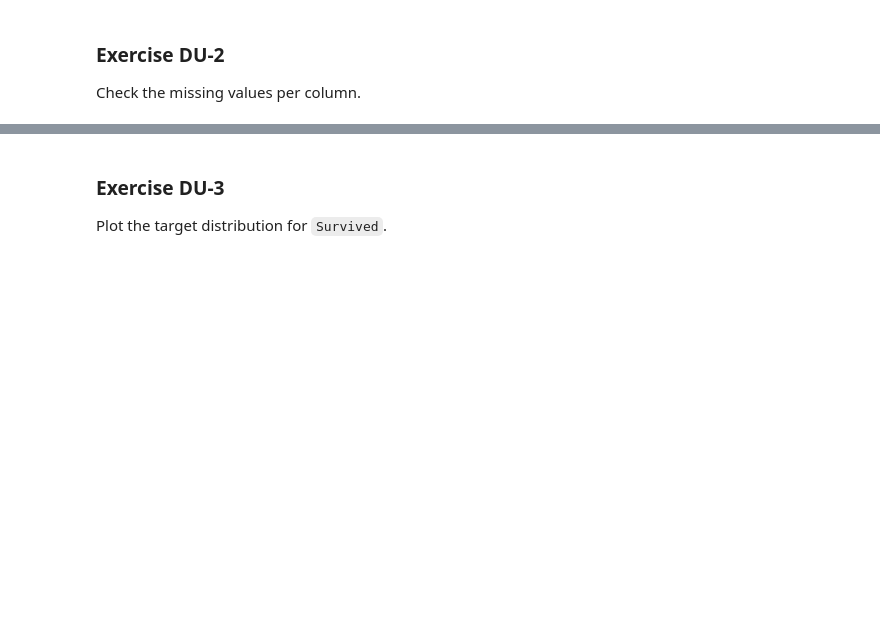
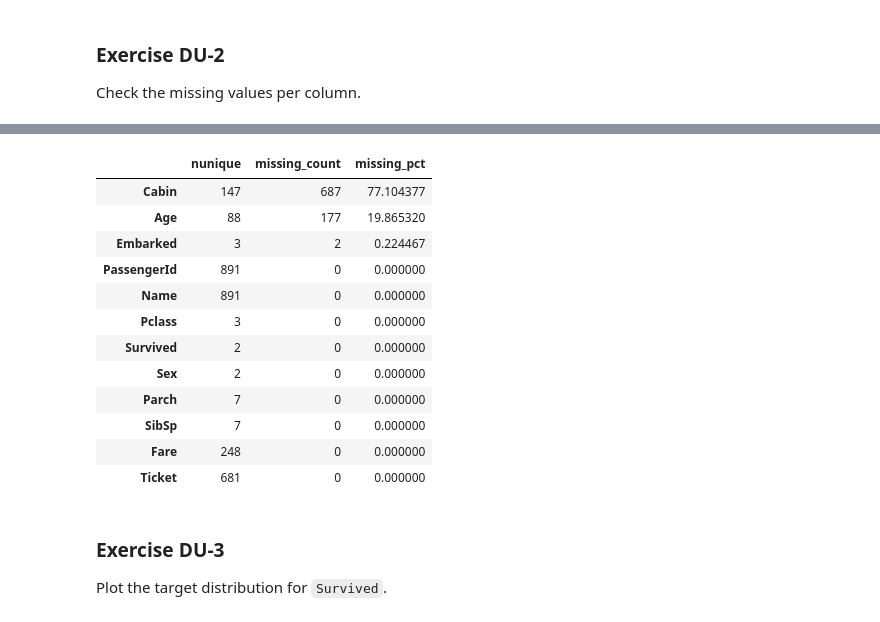
Before and after one commit to JF473/machinelearninglab3, a Jupyter notebook: INF2008_Lab03_Student_Version.ipynb, the cells around one changed output, grey strips where cells are left out. Saved outputs shown, nothing was run; the diff lists cells and outputs as text; code cells hidden in the pictures; blank space fills up the shorter version.

```diff
--- a/INF2008_Lab03_Student_Version.ipynb
+++ b/INF2008_Lab03_Student_Version.ipynb
@@ -186,3 +219,30 @@ Check the missing values per column.
+# %%
+missing_values = df.isnull().sum()
+missing_percentage = (df.isnull().sum() / len(df)) * 100
+unique_values = df.nunique()
+
+missing_df = pd.DataFrame({
+    'nunique': unique_values,
+    'missing_count': missing_values,
+    'missing_pct': missing_percentage
+})
+
+missing_df = missing_df.sort_values(by='missing_count', ascending=False)
+missing_df
+# %% [output]
+|  | nunique | missing_count | missing_pct |
+| Cabin | 147 | 687 | 77.104377 |
+| Age | 88 | 177 | 19.865320 |
+| Embarked | 3 | 2 | 0.224467 |
+| PassengerId | 891 | 0 | 0.000000 |
+| Name | 891 | 0 | 0.000000 |
+| Pclass | 3 | 0 | 0.000000 |
+| Survived | 2 | 0 | 0.000000 |
+| Sex | 2 | 0 | 0.000000 |
+| Parch | 7 | 0 | 0.000000 |
+| SibSp | 7 | 0 | 0.000000 |
+| Fare | 248 | 0 | 0.000000 |
+| Ticket | 681 | 0 | 0.000000 |
 # %% [markdown]
 ### Exercise DU-3
 
```
Also changed, not shown: parts of 23 cells of this notebook.
